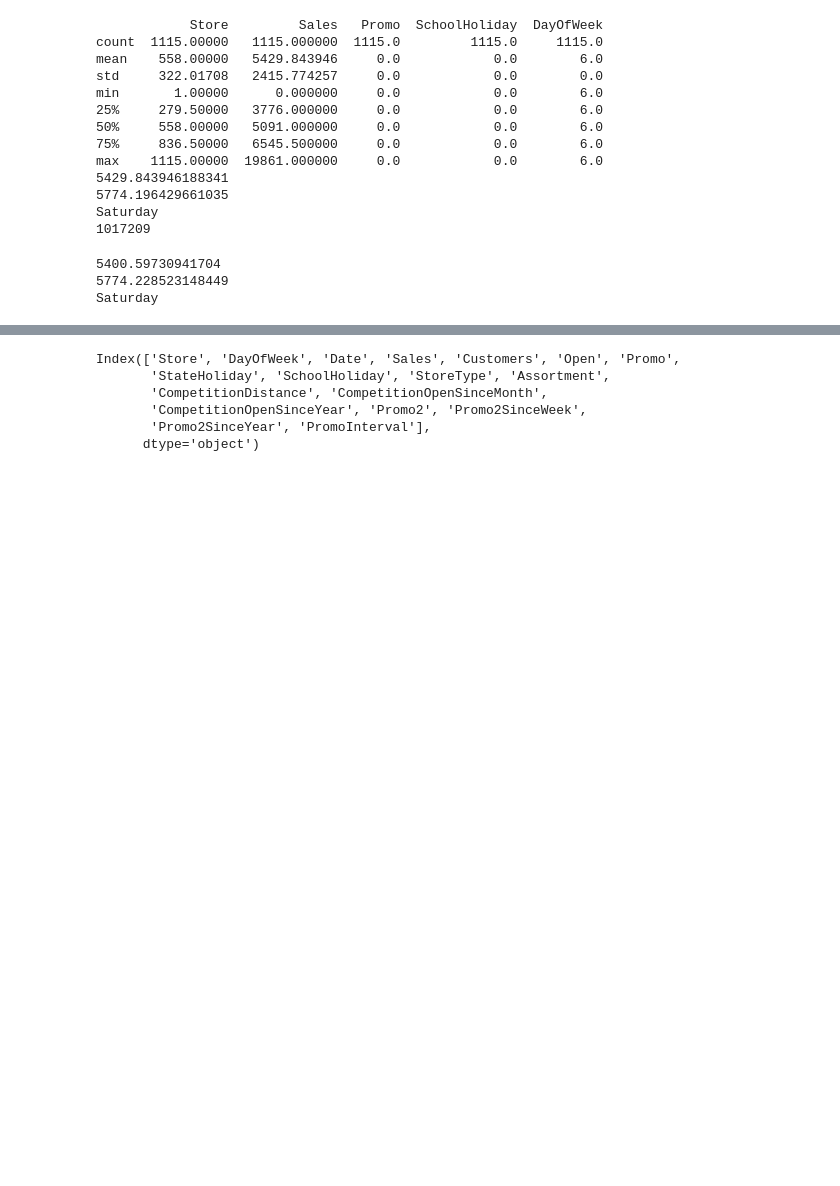
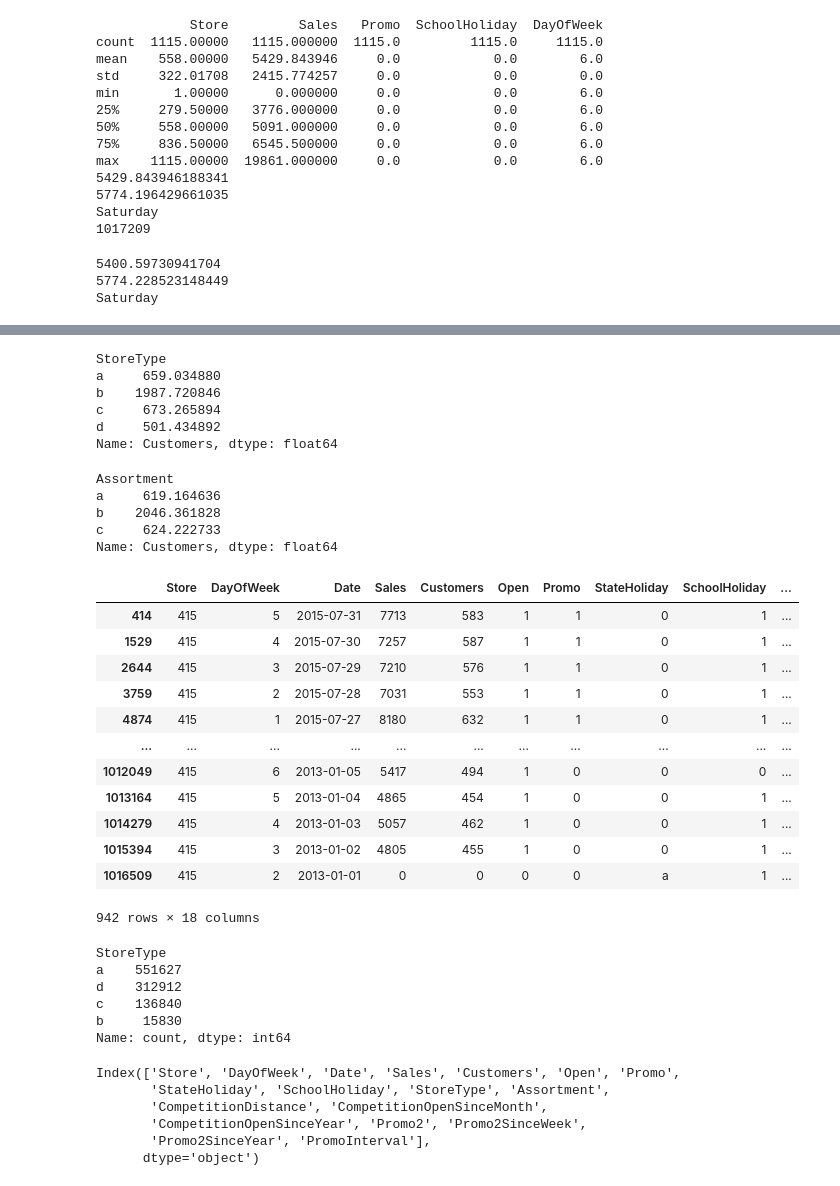
Before and after one commit to DhvanishChodavadiya/Rossmann-Demand-Forecasting, a Jupyter notebook: notebook/EDA.ipynb, the cells around one changed output, grey strips where cells are left out. Drawn from its saved outputs; the diff is of its cells as text; code cells hidden in the pictures; blank space fills up the shorter version.

```diff
--- a/notebook/EDA.ipynb
+++ b/notebook/EDA.ipynb
@@ -39,3 +42,47 @@ Saturday
+# %%
+customer_storeType = df.groupby('StoreType')['Customers'].mean()
+customer_storeType
+# %% [output]
+StoreType
+a     659.034880
+b    1987.720846
+c     673.265894
+d     501.434892
+Name: Customers, dtype: float64
+# %%
+customer_assortment = df.groupby('Assortment')['Customers'].mean()
+customer_assortment
+# %% [output]
+Assortment
+a     619.164636
+b    2046.361828
+c     624.222733
+Name: Customers, dtype: float64
+# %%
+df[df['Store']==415]
+# %% [output]
+|  | Store | DayOfWeek | Date | Sales | Customers | Open | Promo | StateHoliday | SchoolHoliday | ... |
+| 414 | 415 | 5 | 2015-07-31 | 7713 | 583 | 1 | 1 | 0 | 1 | ... |
+| 1529 | 415 | 4 | 2015-07-30 | 7257 | 587 | 1 | 1 | 0 | 1 | ... |
+| 2644 | 415 | 3 | 2015-07-29 | 7210 | 576 | 1 | 1 | 0 | 1 | ... |
+| 3759 | 415 | 2 | 2015-07-28 | 7031 | 553 | 1 | 1 | 0 | 1 | ... |
+| 4874 | 415 | 1 | 2015-07-27 | 8180 | 632 | 1 | 1 | 0 | 1 | ... |
+| ... | ... | ... | ... | ... | ... | ... | ... | ... | ... | ... |
+| 1012049 | 415 | 6 | 2013-01-05 | 5417 | 494 | 1 | 0 | 0 | 0 | ... |
+| 1013164 | 415 | 5 | 2013-01-04 | 4865 | 454 | 1 | 0 | 0 | 1 | ... |
+| 1014279 | 415 | 4 | 2013-01-03 | 5057 | 462 | 1 | 0 | 0 | 1 | ... |
+| 1015394 | 415 | 3 | 2013-01-02 | 4805 | 455 | 1 | 0 | 0 | 1 | ... |
+| 1016509 | 415 | 2 | 2013-01-01 | 0 | 0 | 0 | 0 | a | 1 | ... |
+942 rows × 18 columns
+# %%
+df['StoreType'].value_counts()
+# %% [output]
+StoreType
+a    551627
+d    312912
+c    136840
+b     15830
+Name: count, dtype: int64
 # %%
 df.columns
 # %% [output]
```
Also changed, not shown: parts of 1 cell of this notebook, 4 other files.
